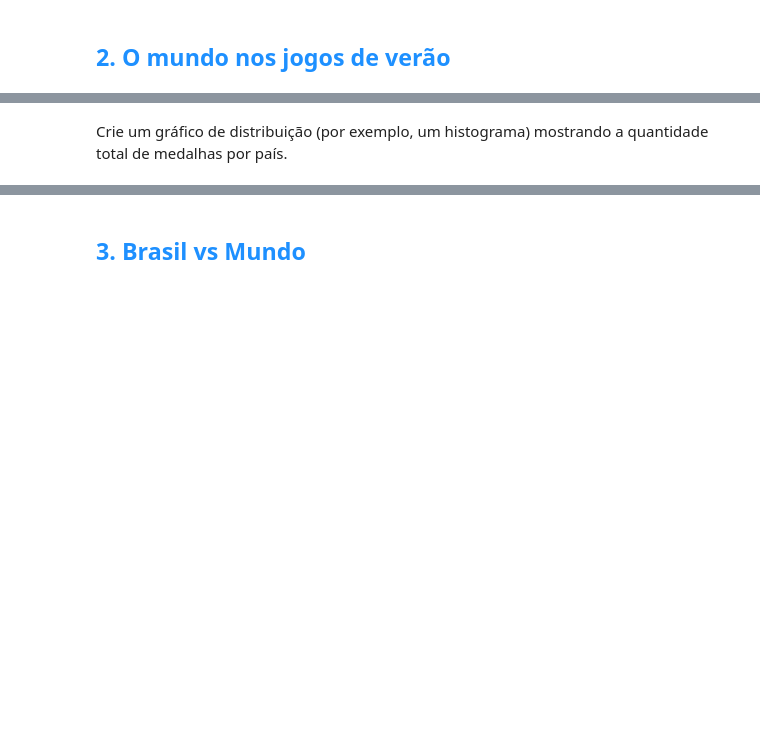
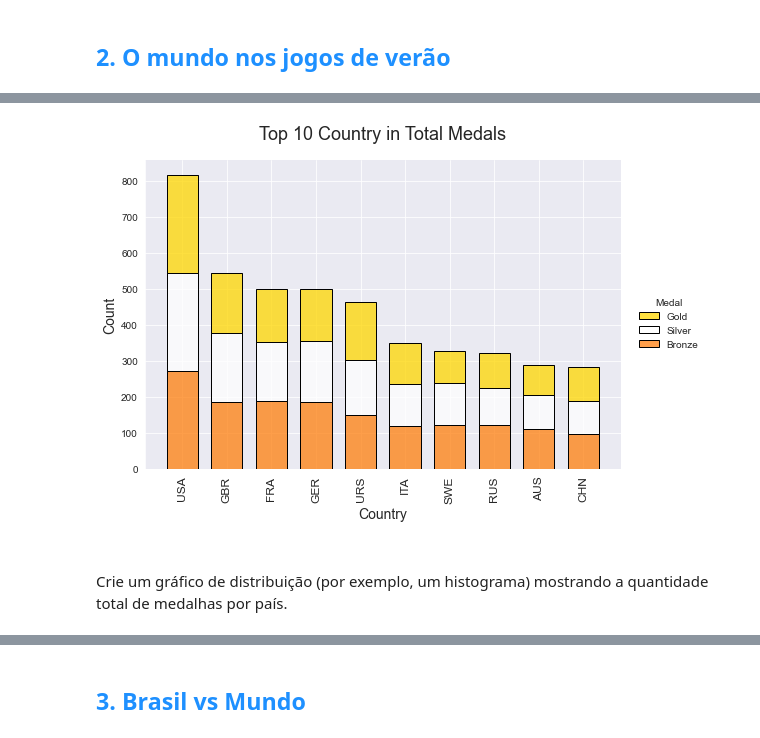
Before and after one commit to baiochi/LetsCode, a Jupyter notebook: Modulo 3 - Biblioteca e APIs/Projetos/Dataviz.ipynb, the cells around one changed output, grey strips where cells are left out. Cells and saved outputs as stored; diff of their text form; code cells hidden in the pictures; blank space fills up the shorter version.

```diff
--- a/Modulo 3 - Biblioteca e APIs/Projetos/Dataviz.ipynb
+++ b/Modulo 3 - Biblioteca e APIs/Projetos/Dataviz.ipynb
@@ -221,3 +297,13 @@ Repita o procedimento acima, mas mostrando o total de medalhas ao invés de apen
 Crie um gráfico de barras empilhadas, com cada país das categorias acima no eixo X, total de medalhas no eixo Y, e barras empilhadas representando as medalhas de ouro, prata e bronze de cada país.
+# %%
+sns.displot(data=summer_total_medals[summer_total_medals['Top10']!='Other'],
+            x="Top10", hue="Medal", multiple="stack", shrink=0.7,
+            hue_order=['Gold','Silver','Bronze'],
+            palette={'Bronze':'tab:orange','Silver':'white','Gold':'gold'}, edgecolor = "black", aspect=1.5)
+plt.title('Top 10 Country in Total Medals', fontsize=18, pad=20)
+plt.xticks(rotation=90, fontsize=12); plt.xlabel('Country',fontsize=14); plt.ylabel('Count',fontsize=14);
+# %% [output]
+[figure, added]
 # %% [markdown]
+###
 Crie um gráfico de distribuição (por exemplo, um histograma) mostrando a quantidade total de medalhas por país.
```
Also changed, not shown: parts of 22 cells of this notebook.
